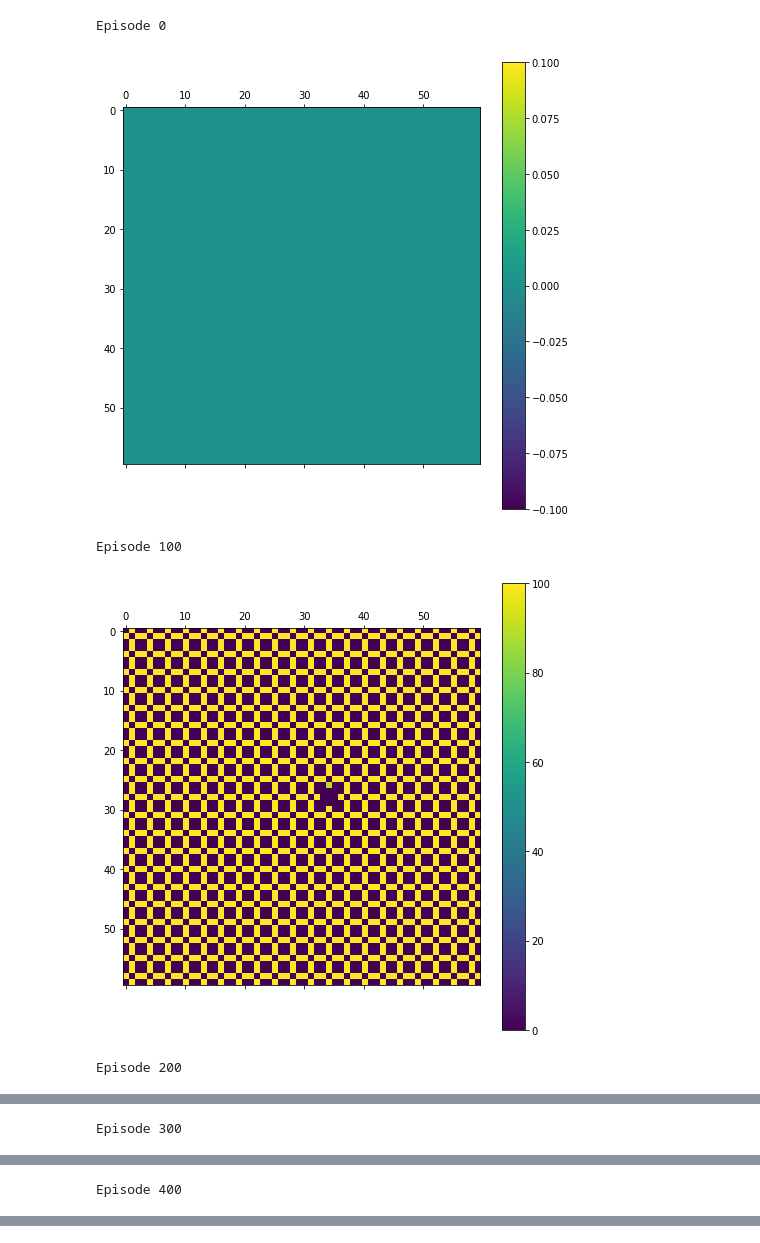
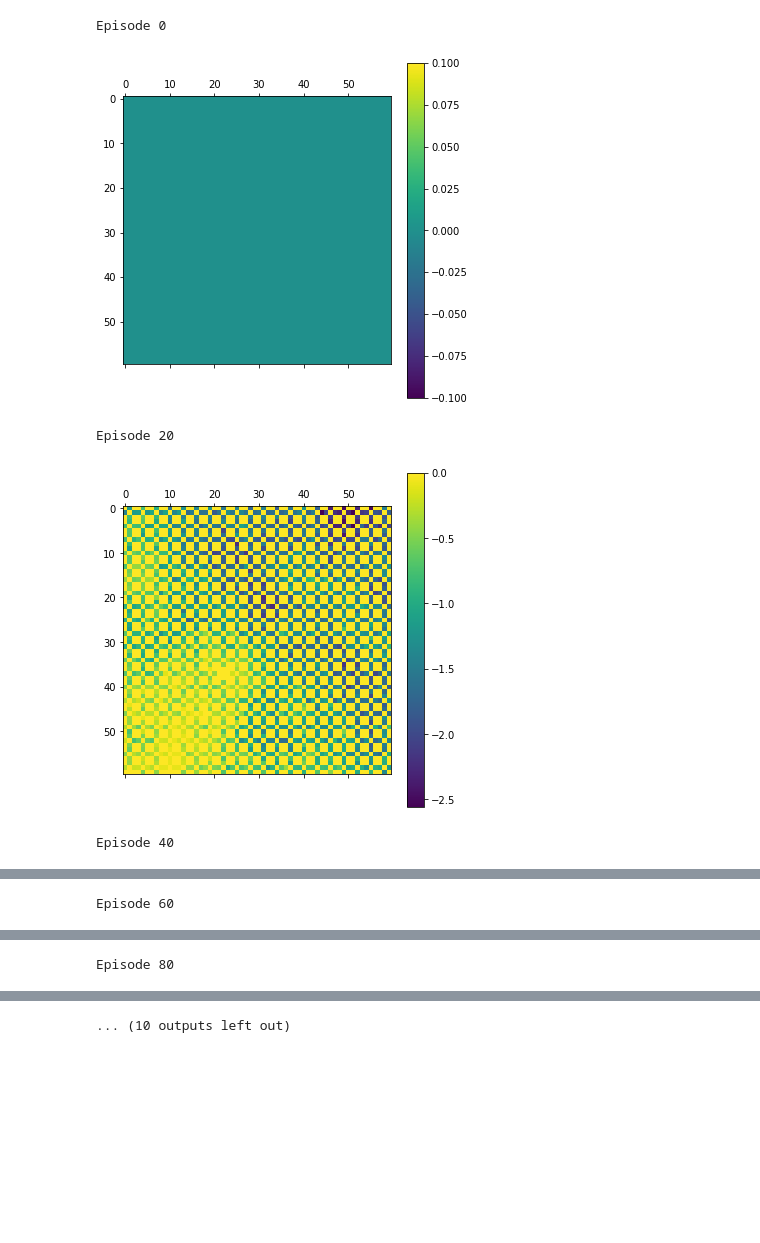
Before and after one commit to davidrobles/myelin, a Jupyter notebook: examples/grid_world_qlearning.ipynb, the cells around one changed output, grey strips where cells are left out. Cells and saved outputs as stored; diff of their text form; code cells hidden in the pictures; blank space fills up the shorter version.

Commit message:
Update GridWorld QLearning

```diff
--- a/examples/grid_world_qlearning.ipynb
+++ b/examples/grid_world_qlearning.ipynb
@@ -7,63 +7,60 @@ import numpy as np
 
 from myelin.agents import QLearning
 from myelin.core import RLInteraction, MDPEnvironment
-from myelin.mdps.gridworld import GridWorld
+from myelin.mdps import GridWorld
 from myelin.policies import RandomPolicy
 from myelin.utils import Callback
 
 ROWS = 20
 COLS = 20
+CELL_SIZE = 3
 
 mdp = GridWorld(ROWS, COLS)
 env = MDPEnvironment(mdp)
 policy = RandomPolicy(env.action_space)
 
-# actions = env.get_actions(env.get_state())
-# print(type(actions[0]))
-
 class TabularQFunction:
     def __init__(self):
-        self._table = np.zeros((ROWS * 3, COLS * 3))
+        self._table = np.zeros((ROWS * CELL_SIZE, COLS * CELL_SIZE))
 
     def __setitem__(self, key, value):
         state, action = key
-        sa = tuple((np.array(state) * 3) + 1 + np.array(action))
-        self._table[sa] = value
+        key_ = tuple((np.array(state) * CELL_SIZE) + 1 + np.array(action))
+        self._table[key_] = value
 
     def __getitem__(self, key):
         state, action = key
-        sa = tuple((np.array(state) * 3) + 1 + np.array(action))
-        if sa not in self._table:
-            self._table[sa] = 100
-        return self._table[sa]
+        key_ = tuple((np.array(state) * CELL_SIZE) + 1 + np.array(action))
+        return self._table[key_]
 
 
 qf = TabularQFunction()
 agent = QLearning(env.action_space, policy, qf)
 
+
 def show_value_function(qf):
     np.set_printoptions(precision=4, linewidth=200)
-    plt.rcParams["figure.figsize"] = (8, 8)
+    plt.rcParams["figure.figsize"] = (6, 6)
     plt.matshow(qf._table)
     plt.colorbar()
     plt.show()
 
 
 class Monitor(Callback):
     def on_episode_begin(self, episode):
-        if episode % 100 == 0:
+        if episode % 20 == 0:
             print('Episode {}'.format(episode))
             show_value_function(qf)
 
     def on_train_end(self, episode):
         print('Episode {}'.format(episode))
         show_value_function(qf)
 
 
-RLInteraction(env, agent).train(500, callbacks=[Monitor()])
+RLInteraction(env, agent).train(200, callbacks=[Monitor()])
 # %% [output]
 Episode 0
-[figure, old version]
+[figure, new version]
-Episode 100
+Episode 20
-[figure, old version]
+[figure, new version]
-Episode 200
+Episode 40
@@ -71 +68 @@ Episode 200
-Episode 300
+Episode 60
@@ -73 +70 @@ Episode 300
-Episode 400
+Episode 80
@@ -76,0 +74 @@ Episode 500
+... (10 outputs left out)
```
Also changed, not shown: parts of 1 cell of this notebook.
